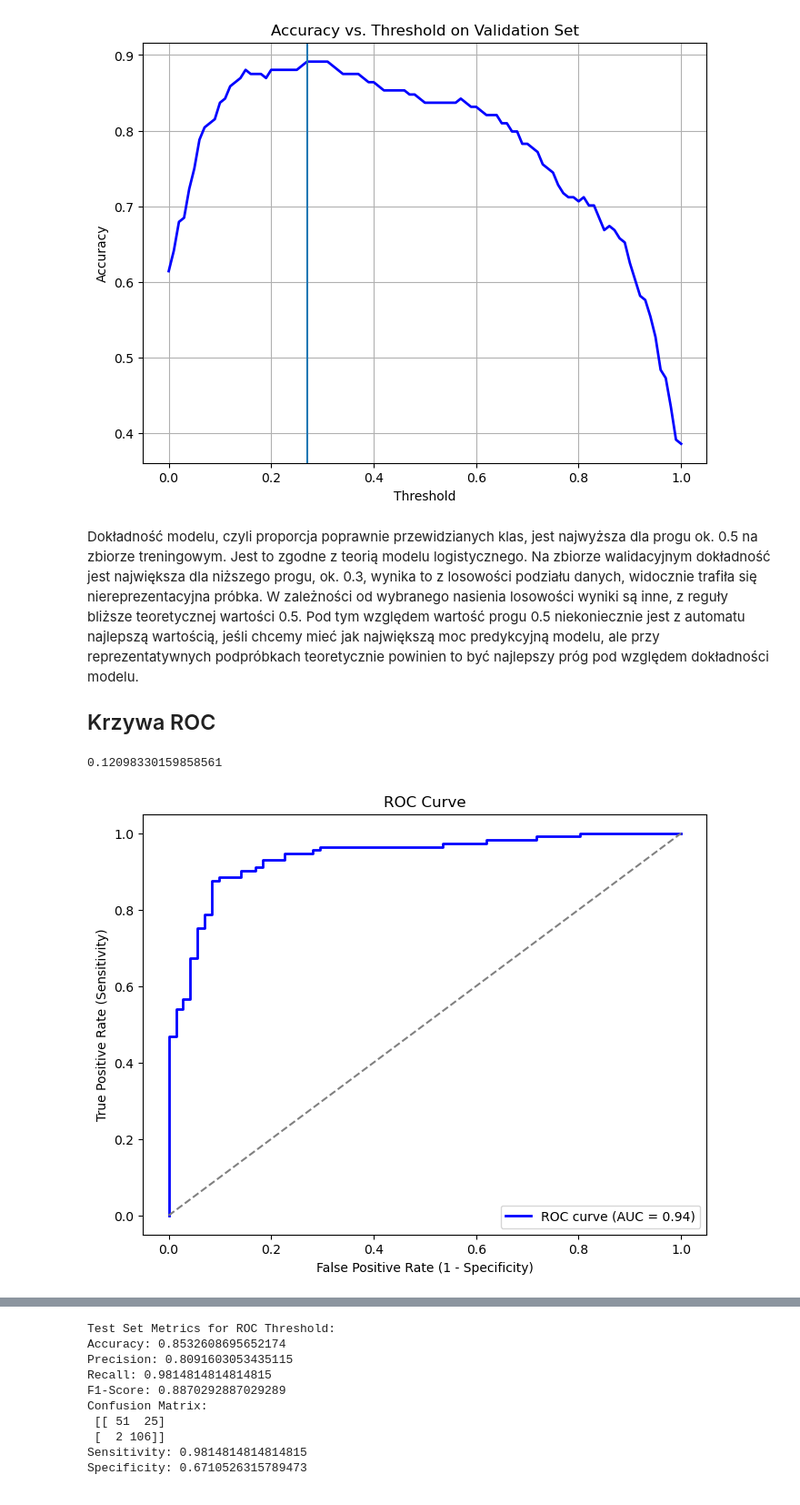
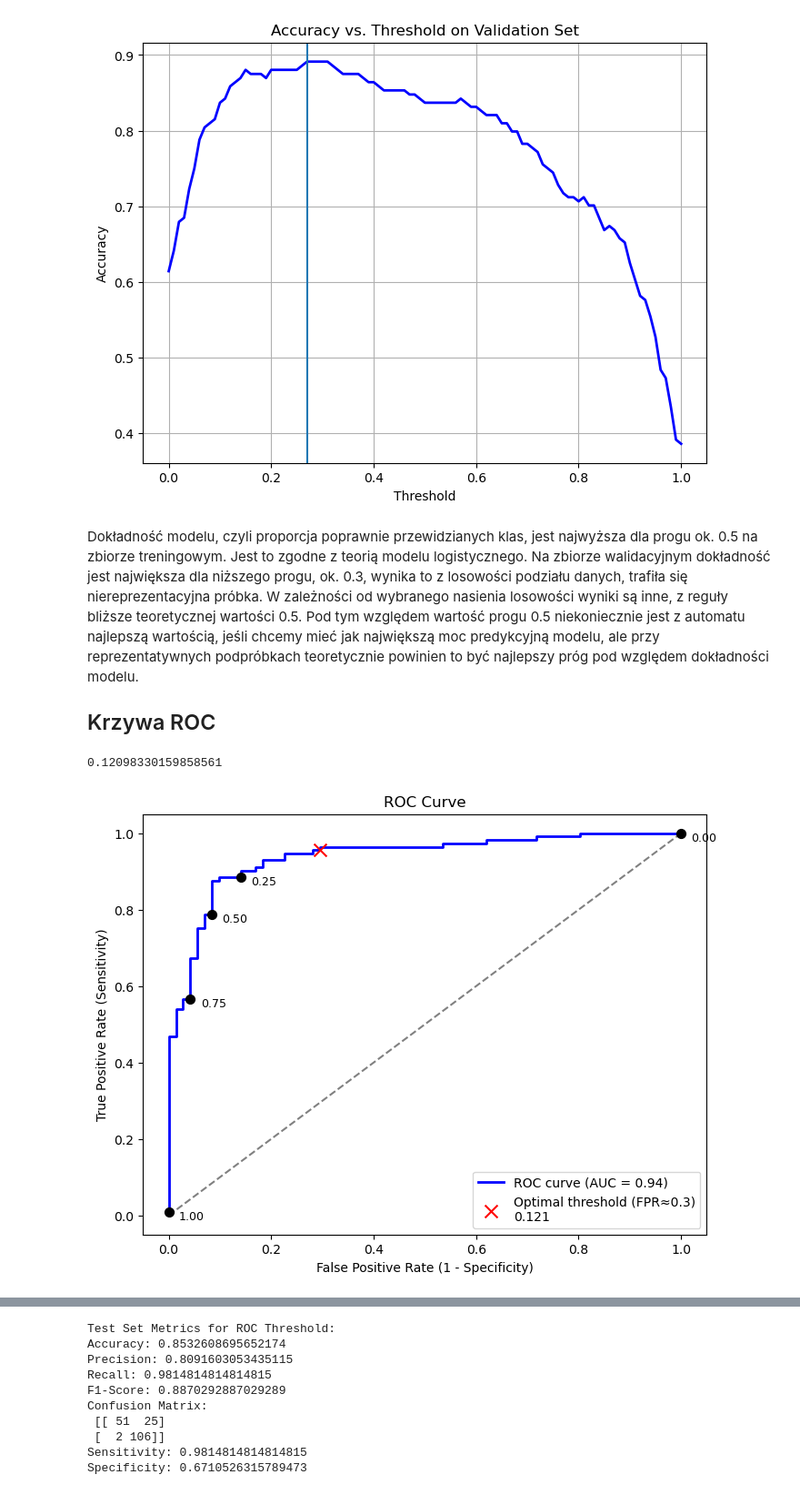
Before and after one commit to Bokocki/135UM-Homework, a Jupyter notebook: Homework03.ipynb, the cells around one changed output, grey strips where cells are left out. Shown at 91% size. Drawn from its saved outputs; the diff is of its cells as text; code cells hidden in the pictures.

```diff
--- a/Homework03.ipynb
+++ b/Homework03.ipynb
@@ -207,28 +207,41 @@ plt.show()
 Optymalny próg:  0.27
 [figure]
 # %% [markdown]
-Dokładność modelu, czyli proporcja poprawnie przewidzianych klas, jest najwyższa dla progu ok. 0.5 na zbiorze treningowym. Jest to zgodne z teorią modelu logistycznego. Na zbiorze walidacyjnym dokładność jest największa dla niższego progu, ok. 0.3, wynika to z losowości podziału danych, widocznie trafiła się niereprezentacyjna próbka. W zależności od wybranego nasienia losowości wyniki są inne, z reguły bliższe teoretycznej wartości 0.5. Pod tym względem wartość progu 0.5 niekoniecznie jest z automatu najlepszą wartością, jeśli chcemy mieć jak największą moc predykcyjną modelu, ale przy reprezentatywnych podpróbkach teoretycznie powinien to być najlepszy próg pod względem dokładności modelu.
+Dokładność modelu, czyli proporcja poprawnie przewidzianych klas, jest najwyższa dla progu ok. 0.5 na zbiorze treningowym. Jest to zgodne z teorią modelu logistycznego. Na zbiorze walidacyjnym dokładność jest największa dla niższego progu, ok. 0.3, wynika to z losowości podziału danych, trafiła się niereprezentacyjna próbka. W zależności od wybranego nasienia losowości wyniki są inne, z reguły bliższe teoretycznej wartości 0.5. Pod tym względem wartość progu 0.5 niekoniecznie jest z automatu najlepszą wartością, jeśli chcemy mieć jak największą moc predykcyjną modelu, ale przy reprezentatywnych podpróbkach teoretycznie powinien to być najlepszy próg pod względem dokładności modelu.
 
 ## Krzywa ROC
 # %%
 # Plot the ROC curve
 fpr, tpr, thresholds = roc_curve(y_val, y_val_probs)
 roc_auc = roc_auc_score(y_val, y_val_probs)
 
 optimal_threshold = thresholds[np.argmin(np.abs(fpr - 0.3))]
 print(optimal_threshold)
 
 plt.figure(figsize=(8, 6))
 plt.plot(fpr, tpr, color='blue', lw=2, label=f'ROC curve (AUC = {roc_auc:.2f})')
 plt.plot([0, 1], [0, 1], color='gray', linestyle='--')
+
+# Add markers for specific thresholds
+threshold_values = [0, 0.25, 0.5, 0.75, 1]
+for threshold in threshold_values:
+    idx = np.argmin(np.abs(thresholds - threshold))
+    plt.scatter(fpr[idx], tpr[idx], color='black', s=50, zorder=3)
+    plt.text(fpr[idx]+0.02, tpr[idx]-0.02, f'{threshold:.2f}', fontsize=9)
+
+# Add marker for optimal threshold
+optimal_idx = np.argmin(np.abs(thresholds - optimal_threshold))
+plt.scatter(fpr[optimal_idx], tpr[optimal_idx], color='red', s=100, marker='x',
+            label=f'Optimal threshold (FPR≈0.3)\n{optimal_threshold:.3f}', zorder=4)
+
 plt.xlabel('False Positive Rate (1 - Specificity)')
 plt.ylabel('True Positive Rate (Sensitivity)')
 plt.title('ROC Curve')
 plt.legend(loc='lower right')
 plt.show()
 # %% [output]
 0.12098330159858561
-[figure, old version]
+[figure, new version]
 # %% [markdown]
 Krzywa ROC ilustruje kompromis między czułością (*sensitivity*) a *false positive rate* (1 - *specificity*) dla różnych progów klasyfikacji. Zwiększenie progu zmniejsza liczbę *false positives*, ale kosztem zmniejszenia czułości. Krzywa ROC pomaga w wyborze optymalnego progu, który zależy od konkretnego problemu. Dla ustalenia uwagi, przy progu 0 każda obserwacja jest uznana za pozytywną i mamy wtedy *true positive rate* równy 1, ale także *false positive rate* równy 1 (prawy górny róg na krzywej ROC). Dla progu 1 jesteśmy w lewym dolnym rogu krzywej ROC, tzn. na pewno nie mamy *false positives*, ale też żadnej obserwacji pozytywnej dobrze nie przewidzimy, tzn. *true positive rate* jest też 0. Zmiana progu odpowiada przesuwaniu się po krzywej ROC.
 
```
Also changed, not shown: parts of 1 cell of this notebook.
